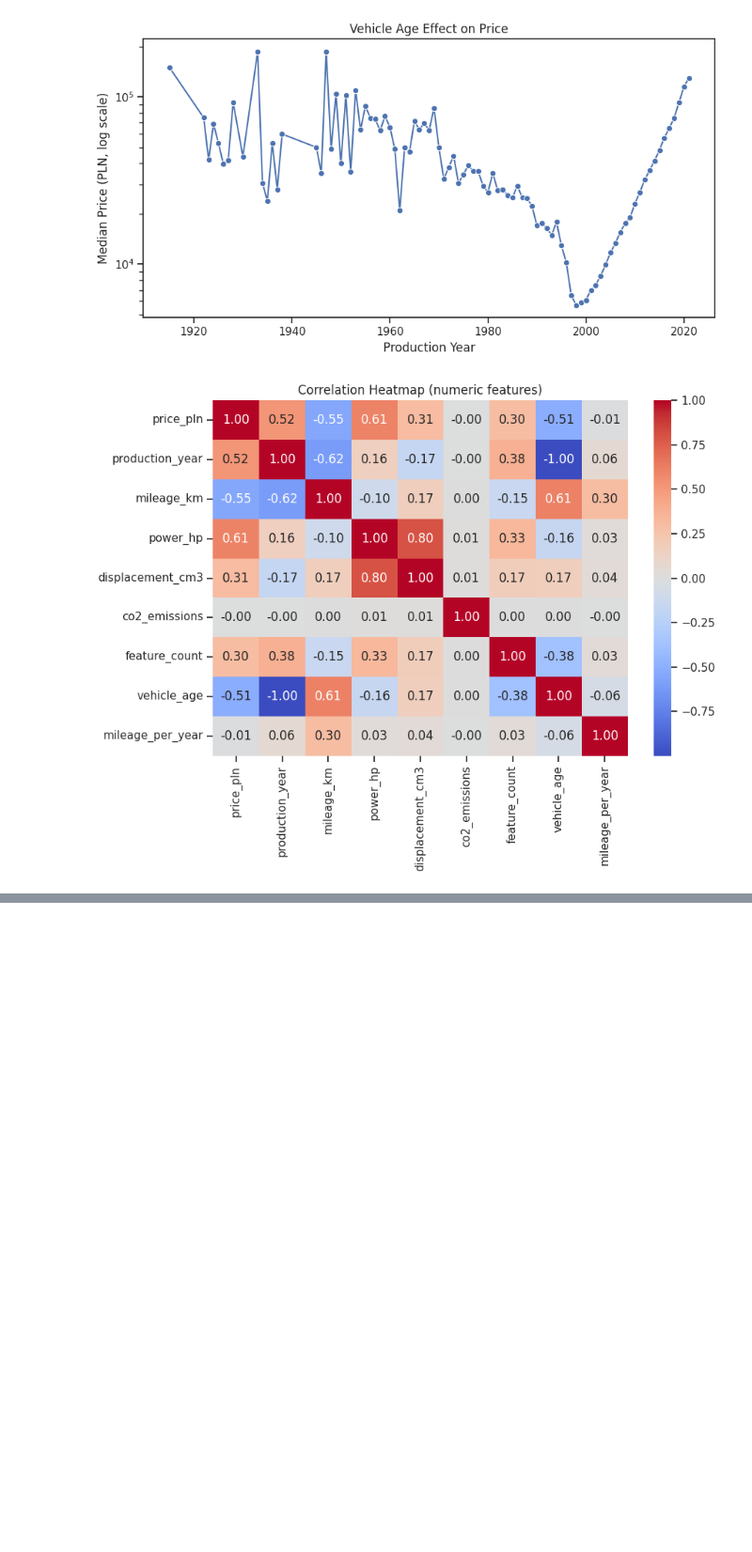
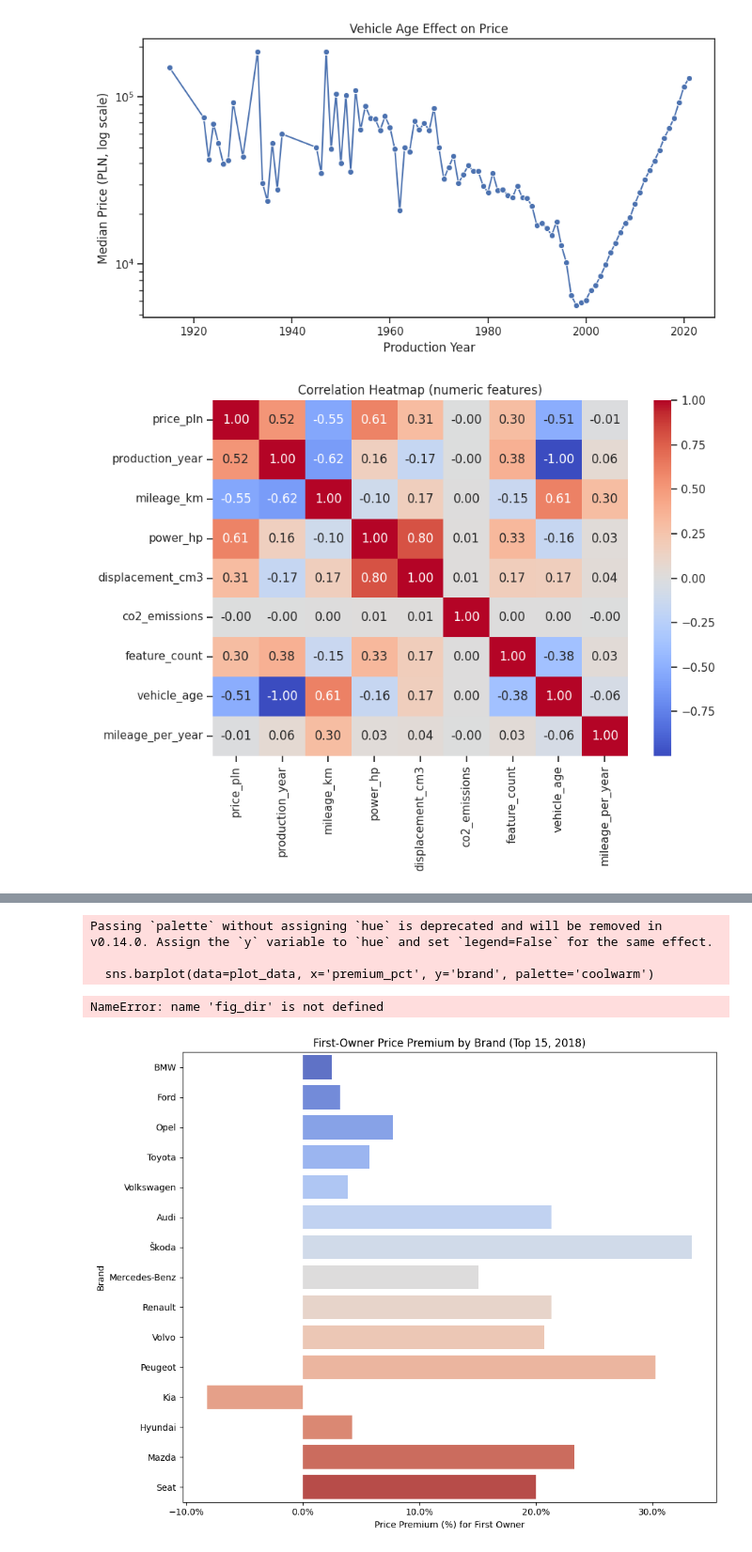
Before and after one commit to four-dragons-casino/big-data-project, a Jupyter notebook: eda.ipynb, the cells around one changed output, grey strips where cells are left out. Shown at 94% size. Cells and saved outputs as stored; diff of their text form; code cells hidden in the pictures; blank space fills up the shorter version.

```diff
--- a/eda.ipynb
+++ b/eda.ipynb
@@ -161,0 +219,67 @@ plt.show()
+# %%
+from matplotlib.ticker import PercentFormatter
+
+year_filter = 2018
+
+if 'is_first_owner' not in df.columns:
+    raise KeyError('Column is_first_owner is missing; ensure pipeline adds this flag.')
+if 'production_year' not in df.columns:
+    raise KeyError('Column production_year is missing; cannot filter by year.')
+
+base = df[(df['is_first_owner'].notna()) & (df['production_year'] == year_filter)].copy()
+if base.empty:
+    raise ValueError(f'No rows with is_first_owner available for year {year_filter}.')
+
+if 'brand' not in base.columns:
+    raise ValueError('brand column is missing; cannot compute brand-level premium.')
+
+# Aggregate median price by owner status within each brand
+agg = (
+    base.groupby(['brand', 'is_first_owner'])['price_pln']
+    .median()
+    .reset_index(name='median_price_pln')
+)
+
+# Keep brands that have both first-owner and non-first-owner entries
+pivot = agg.pivot_table(
+    index='brand',
+    columns='is_first_owner',
+    values='median_price_pln',
+)
+pivot = pivot.rename(columns={0: 'not_first_owner', 1: 'first_owner'})
+pivot = pivot.dropna(subset=['first_owner', 'not_first_owner'])
+
+if pivot.empty:
+    raise ValueError(f'No brands have both first- and non-first-owner listings for year {year_filter}.')
+
+# Add counts to filter out tiny brands
+brand_counts = base.groupby('brand')['price_pln'].size().rename('count')
+pivot = pivot.join(brand_counts, how='inner')
+pivot = pivot[pivot['count'] >= 30]
+
+if pivot.empty:
+    raise ValueError(f'No brands meet the minimum size threshold (>=30 listings) for year {year_filter}.')
+
+pivot['premium_pct'] = 100 * (pivot['first_owner'] / pivot['not_first_owner'] - 1)
+plot_data = (
+    pivot.reset_index()
+    .sort_values(['count', 'premium_pct'], ascending=[False, False])
+    .head(15)
+)
+
+plt.figure(figsize=(10, 8))
+sns.barplot(data=plot_data, x='premium_pct', y='brand', palette='coolwarm')
+plt.xlabel('Price Premium (%) for First Owner')
+plt.ylabel('Brand')
+plt.title(f'First-Owner Price Premium by Brand (Top 15, {year_filter})')
+plt.gca().xaxis.set_major_formatter(PercentFormatter())
+plt.tight_layout()
+plt.show()
+
+plot_data[['brand', 'count', 'premium_pct']]
+# %% [output]
+Passing `palette` without assigning `hue` is deprecated and will be removed in v0.14.0. Assign the `y` variable to `hue` and set `legend=False` for the same effect.
+
+  sns.barplot(data=plot_data, x='premium_pct', y='brand', palette='coolwarm')
+NameError: name 'fig_dir' is not defined
+[figure, added]
```
Also changed, not shown: parts of 21 cells of this notebook, 3 other files.
